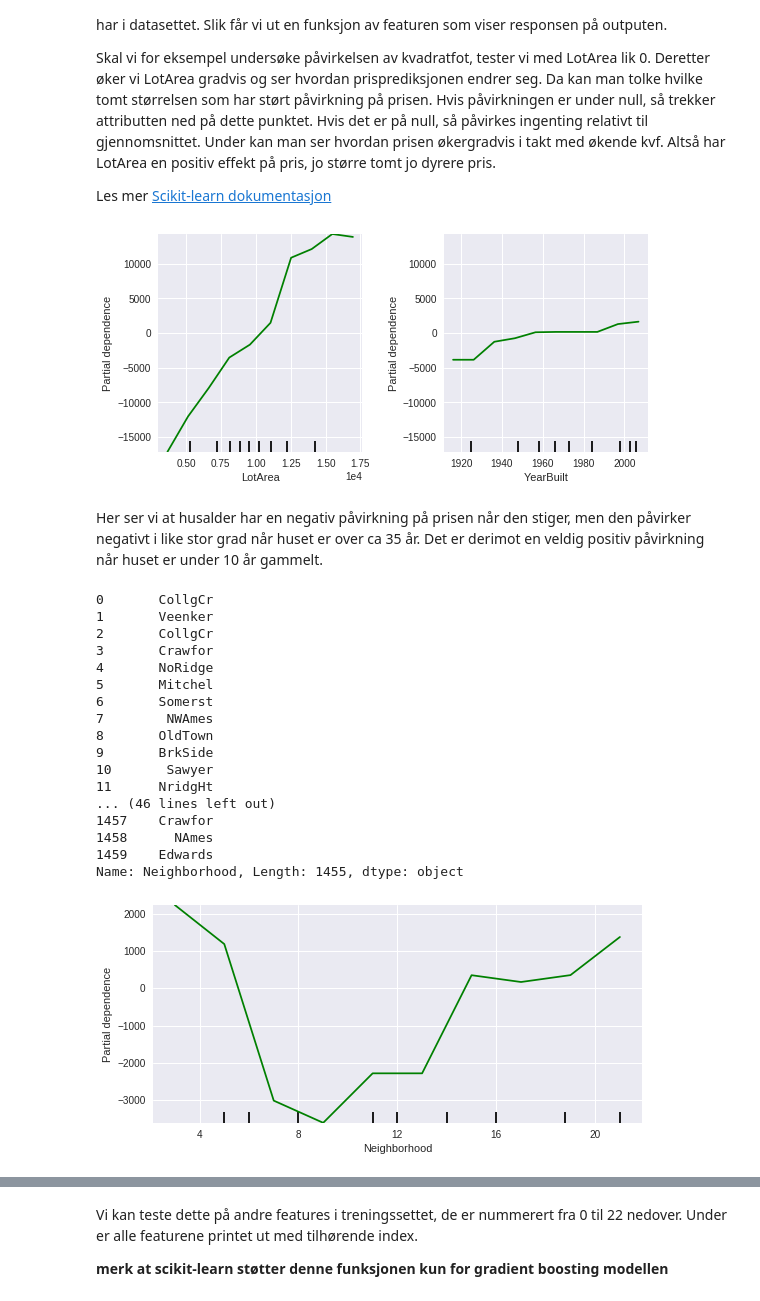
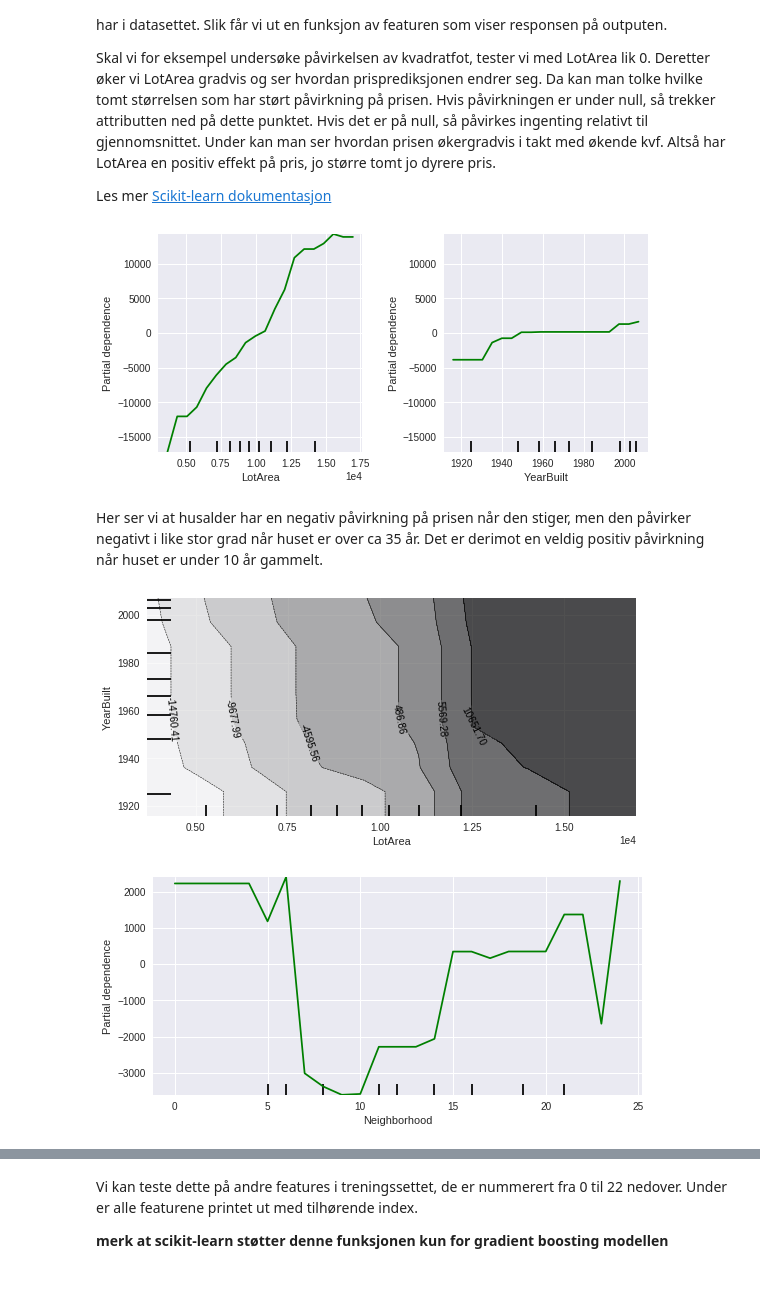
Before and after one commit to fabiansd/AI-workshop, a Jupyter notebook: AI_workshop_melbourne.ipynb, the cells around one changed output, grey strips where cells are left out. Saved outputs shown, nothing was run; the diff lists cells and outputs as text; code cells hidden in the pictures.

```diff
--- a/AI_workshop_melbourne.ipynb
+++ b/AI_workshop_melbourne.ipynb
@@ -920,10 +920,10 @@ Data kan aksesseres i pandas objekter ved å bruke index istedenfør kolonnenavn
 I python betyr index ':' alle, så row = : betyr alle raderne. Index '0:-1' betyre fra og med 0 til (og ikke med) element (-1), som i python betyr nest siste. Om du indexerer negativt i python, starter du i enden av listen.
 # %%
 #Velg alle kolonner untatt den siste. Denne inneholder Salgsprisen som vi ønsker å predikere
-input_data = data_modell.iloc[:,0:-1]
+input_data = data_modell.iloc[:,0:-1].copy(deep=True)
 
 #Velg kun siste kolonne. Dette er salgsprisen
-output_data = data_modell['SalePrice']
+output_data = data_modell['SalePrice'].copy(deep=True)
 
 print('Antall registreringer i dataen: {}, antall attributter i input: {}'.format(input_data.shape[0],input_data.shape[1]))
 # %% [output]
@@ -1443,30 +1450,17 @@ Les mer <a href="http://scikit-learn.org/stable/modules/generated/sklearn.ensemb
 # %%
 features = input_treningsdata.columns
 
-my_plot = plot_partial_dependence(modell_boostreg, features=[0, 7], X=input_treningsdata, feature_names=features, grid_resolution=10, n_cols=2)
+my_plot = plot_partial_dependence(modell_boostreg, features=[0, 7], X=input_treningsdata, feature_names=features, grid_resolution=20, n_cols=2)
 # %% [output]
-[figure, old version]
+[figure, new version]
 # %% [markdown]
 Her ser vi at husalder har en negativ påvirkning på prisen når den stiger, men den påvirker negativt i like stor grad når huset er over ca 35 år. Det er derimot en veldig positiv påvirkning når huset er under 10 år gammelt.
+# %%
+my_plot = plot_partial_dependence(modell_boostreg, features=[(0, 7)], X=input_treningsdata, feature_names=features, grid_resolution=10, n_cols=2)
+# %% [output]
+[figure, added]
 # %%
 
-my_plot = plot_partial_dependence(modell_boostreg, features=[1], X=input_treningsdata, feature_names=features, grid_resolution=10, n_cols=2)
+my_plot = plot_partial_dependence(modell_boostreg, features=[1], X=input_treningsdata, feature_names=features, grid_resolution=100, n_cols=2)
 # %% [output]
-0       CollgCr
-1       Veenker
-2       CollgCr
-3       Crawfor
-4       NoRidge
-5       Mitchel
-6       Somerst
-7        NWAmes
-8       OldTown
-9       BrkSide
-10       Sawyer
-11      NridgHt
-... (46 lines left out)
-1457    Crawfor
-1458      NAmes
-1459    Edwards
-Name: Neighborhood, Length: 1455, dtype: object
-[figure, old version]
+[figure, new version]
```
Also changed, not shown: parts of 21 cells of this notebook.
